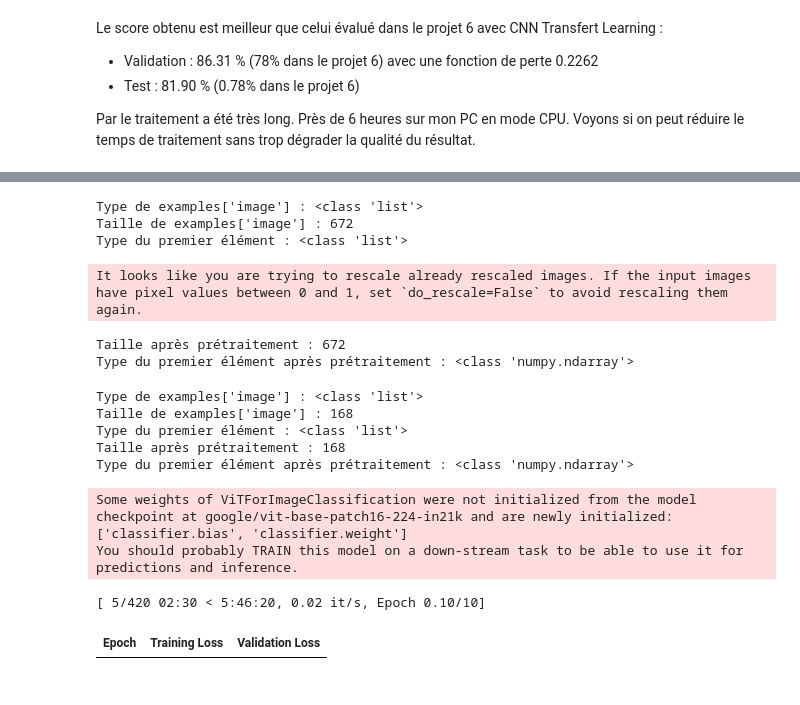
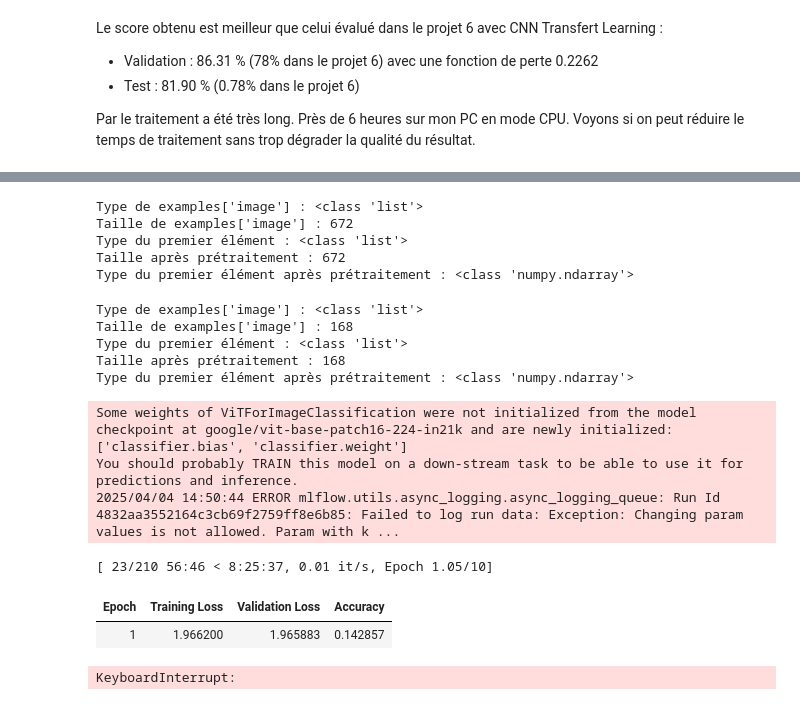
Before and after one commit to ludovic-source/Data_scientist_formation, a Jupyter notebook: projet_8/Projet_8_veille_image.ipynb, the cells around one changed output, grey strips where cells are left out. Saved outputs shown, nothing was run; the diff lists cells and outputs as text; code cells hidden in the pictures.

```diff
--- a/projet_8/Projet_8_veille_image.ipynb
+++ b/projet_8/Projet_8_veille_image.ipynb
@@ -387,9 +403,9 @@ training_args = TrainingArguments(
     output_dir="./results",
     evaluation_strategy="epoch",
     save_strategy="epoch",
-    learning_rate=2e-5,
-    per_device_train_batch_size=16,
-    per_device_eval_batch_size=16,
+    learning_rate=0.0001,
+    per_device_train_batch_size=32,
+    per_device_eval_batch_size=32,
     num_train_epochs=10,
     weight_decay=0.01,
     logging_dir="./logs",
@@ -424,42 +440,44 @@ logs = trainer.state.log_history
 train_losses = [log["loss"] for log in logs if "loss" in log]
 eval_losses = [log["eval_loss"] for log in logs if "eval_loss" in log]
 eval_accuracies = [log["eval_accuracy"] for log in logs if "eval_accuracy" in log]
 
 plt.figure(figsize=(12, 5))
 
 # Courbe de loss
 plt.subplot(1, 2, 1)
 plt.plot(train_losses, label="Train Loss", marker='o')
 plt.plot(eval_losses, label="Validation Loss", marker='o')
 plt.xlabel("Epochs")
 plt.ylabel("Loss")
 plt.title("Loss Curve")
 plt.legend()
 plt.grid()
 
 # Courbe d'accuracy
 plt.subplot(1, 2, 2)
 plt.plot(eval_accuracies, label="Validation Accuracy", marker='o')
 plt.xlabel("Epochs")
 plt.ylabel("Accuracy (%)")
 plt.title("Accuracy Curve")
 plt.legend()
 plt.grid()
 
 plt.show()
 # %% [output]
 Type de examples['image'] : <class 'list'>
 Taille de examples['image'] : 672
 Type du premier élément : <class 'list'>
+Taille après prétraitement : 672
+Type du premier élément après prétraitement : <class 'numpy.ndarray'>
-It looks like you are trying to rescale already rescaled images. If the input images have pixel values between 0 and 1, set `do_rescale=False` to avoid rescaling them again.
+Type de examples['image'] : <class 'list'>
+Taille de examples['image'] : 168
+Type du premier élément : <class 'list'>
+Taille après prétraitement : 168
+Type du premier élément après prétraitement : <class 'numpy.ndarray'>
-Taille après prétraitement : 672
-Type du premier élément après prétraitement : <class 'numpy.ndarray'>
+Some weights of ViTForImageClassification were not initialized from the model checkpoint at google/vit-base-patch16-224-in21k and are newly initialized: ['classifier.bias', 'classifier.weight']
+You should probably TRAIN this model on a down-stream task to be able to use it for predictions and inference.
+2025/04/04 14:50:44 ERROR mlflow.utils.async_logging.async_logging_queue: Run Id 4832aa3552164c3cb69f2759ff8e6b85: Failed to log run data: Exception: Changing param values is not allowed. Param with k ...
-Type de examples['image'] : <class 'list'>
-Taille de examples['image'] : 168
-Type du premier élément : <class 'list'>
-Taille après prétraitement : 168
-Type du premier élément après prétraitement : <class 'numpy.ndarray'>
+[ 23/210 56:46 < 8:25:37, 0.01 it/s, Epoch 1.05/10]
+| Epoch | Training Loss | Validation Loss | Accuracy |
+| 1 | 1.966200 | 1.965883 | 0.142857 |
-Some weights of ViTForImageClassification were not initialized from the model checkpoint at google/vit-base-patch16-224-in21k and are newly initialized: ['classifier.bias', 'classifier.weight']
-You should probably TRAIN this model on a down-stream task to be able to use it for predictions and inference.
+KeyboardInterrupt:
-[ 5/420 02:30 < 5:46:20, 0.02 it/s, Epoch 0.10/10]
-| Epoch | Training Loss | Validation Loss |
```
Also changed, not shown: parts of 1 cell of this notebook.
